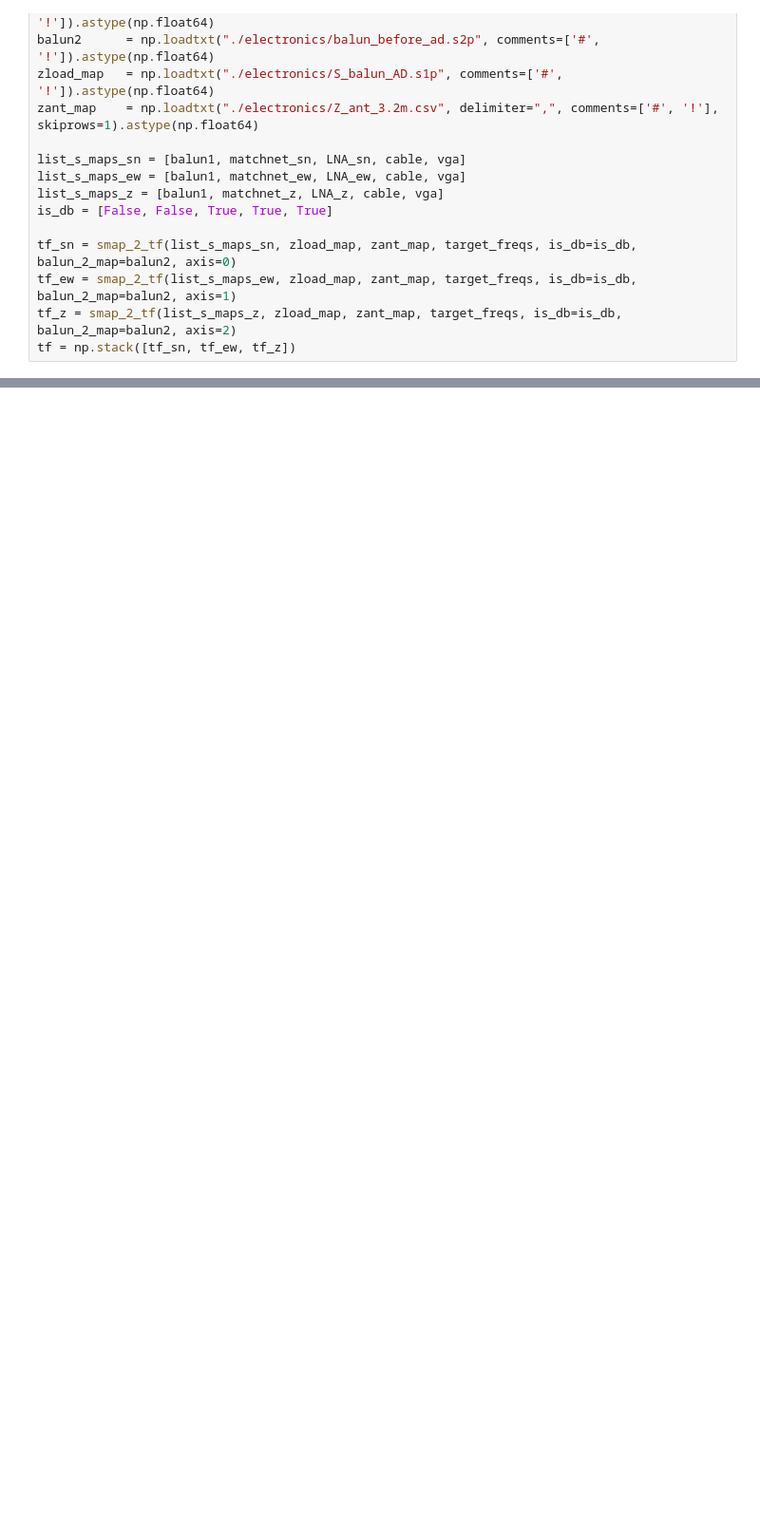
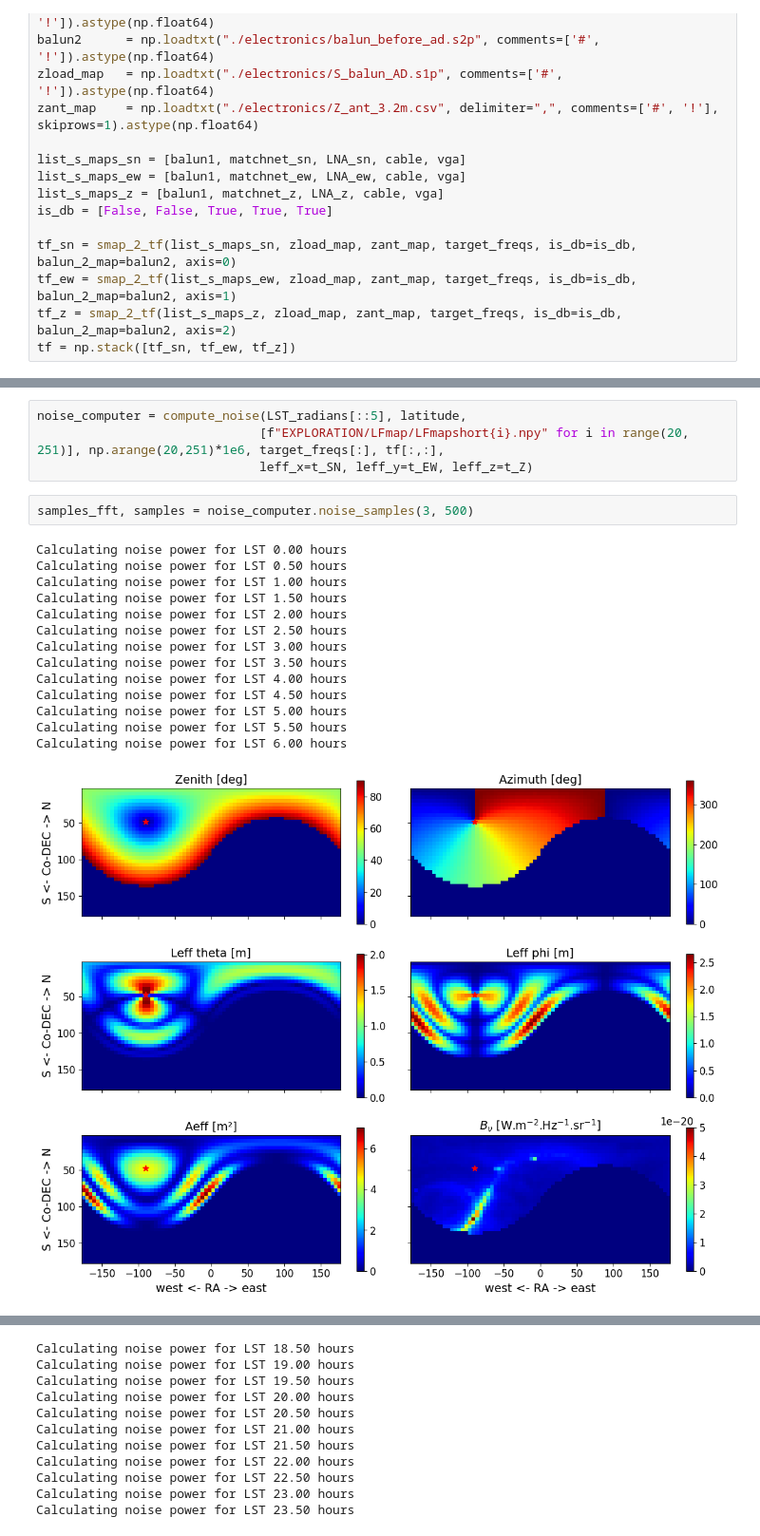
Before and after one commit to arsenefer/DU_response_computation, a Jupyter notebook: test_clean_noise.ipynb, the cells around one changed output, grey strips where cells are left out. Shown at 95% size. Drawn from its saved outputs; the diff is of its cells as text; blank space fills up the shorter version.

```diff
--- a/test_clean_noise.ipynb
+++ b/test_clean_noise.ipynb
@@ -98,0 +199,21 @@ plt.scatter((noise_computer.lst_rads*180/np.pi/15+12)%24, np.sum(noise_computer.
+# %%
+noise_computer = compute_noise(LST_radians[::5], latitude,
+                              [f"EXPLORATION/LFmap/LFmapshort{i}.npy" for i in range(20, 251)], np.arange(20,251)*1e6, target_freqs[:], tf[:,:],
+                              leff_x=t_SN, leff_y=t_EW, leff_z=t_Z)
+# %%
+samples_fft, samples = noise_computer.noise_samples(3, 500)
+# %% [output]
+Calculating noise power for LST 0.00 hours
+Calculating noise power for LST 0.50 hours
+Calculating noise power for LST 1.00 hours
+Calculating noise power for LST 1.50 hours
+Calculating noise power for LST 2.00 hours
+Calculating noise power for LST 2.50 hours
+Calculating noise power for LST 3.00 hours
+Calculating noise power for LST 3.50 hours
+Calculating noise power for LST 4.00 hours
+Calculating noise power for LST 4.50 hours
+Calculating noise power for LST 5.00 hours
+Calculating noise power for LST 5.50 hours
+Calculating noise power for LST 6.00 hours
+[figure, added]
@@ -98,0 +242,11 @@ plt.scatter((noise_computer.lst_rads*180/np.pi/15+12)%24, np.sum(noise_computer.
+Calculating noise power for LST 18.50 hours
+Calculating noise power for LST 19.00 hours
+Calculating noise power for LST 19.50 hours
+Calculating noise power for LST 20.00 hours
+Calculating noise power for LST 20.50 hours
+Calculating noise power for LST 21.00 hours
+Calculating noise power for LST 21.50 hours
+Calculating noise power for LST 22.00 hours
+Calculating noise power for LST 22.50 hours
+Calculating noise power for LST 23.00 hours
+Calculating noise power for LST 23.50 hours
```
Also changed, not shown: parts of 16 cells of this notebook, 1 other file.
